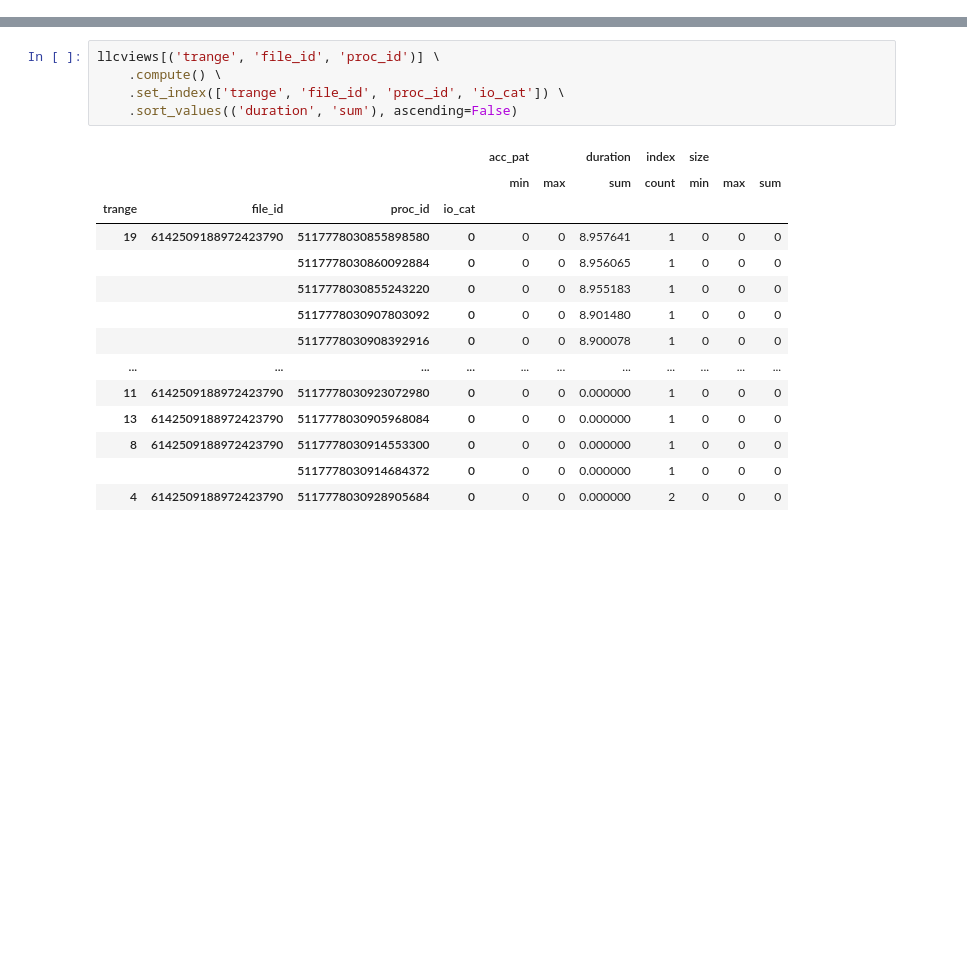
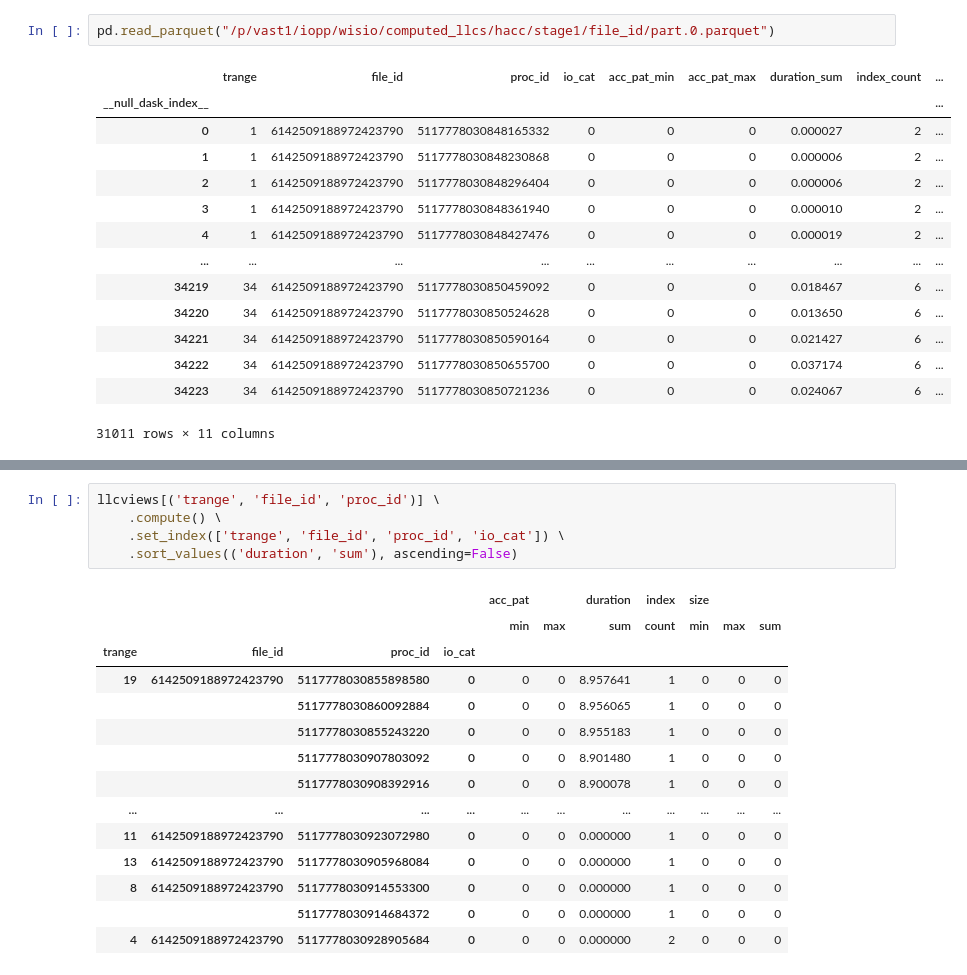
Before and after one commit to izzet/wisio, a Jupyter notebook: notebooks/recorder-hacc.ipynb, the cells around one changed output, grey strips where cells are left out. Cells and saved outputs as stored; diff of their text form; blank space fills up the shorter version.

```diff
--- a/notebooks/recorder-hacc.ipynb
+++ b/notebooks/recorder-hacc.ipynb
@@ -92,0 +89,17 @@ time: 742 ms (started: 2023-01-31 21:39:49 -08:00)
+# %%
+pd.read_parquet("/p/vast1/iopp/wisio/computed_llcs/hacc/stage1/file_id/part.0.parquet")
+# %% [output]
+|  | trange | file_id | proc_id | io_cat | acc_pat_min | acc_pat_max | duration_sum | index_count | ... |
+| __null_dask_index__ |  |  |  |  |  |  |  |  | ... |
+| 0 | 1 | 6142509188972423790 | 5117778030848165332 | 0 | 0 | 0 | 0.000027 | 2 | ... |
+| 1 | 1 | 6142509188972423790 | 5117778030848230868 | 0 | 0 | 0 | 0.000006 | 2 | ... |
+| 2 | 1 | 6142509188972423790 | 5117778030848296404 | 0 | 0 | 0 | 0.000006 | 2 | ... |
+| 3 | 1 | 6142509188972423790 | 5117778030848361940 | 0 | 0 | 0 | 0.000010 | 2 | ... |
+| 4 | 1 | 6142509188972423790 | 5117778030848427476 | 0 | 0 | 0 | 0.000019 | 2 | ... |
+| ... | ... | ... | ... | ... | ... | ... | ... | ... | ... |
+| 34219 | 34 | 6142509188972423790 | 5117778030850459092 | 0 | 0 | 0 | 0.018467 | 6 | ... |
+| 34220 | 34 | 6142509188972423790 | 5117778030850524628 | 0 | 0 | 0 | 0.013650 | 6 | ... |
+| 34221 | 34 | 6142509188972423790 | 5117778030850590164 | 0 | 0 | 0 | 0.021427 | 6 | ... |
+| 34222 | 34 | 6142509188972423790 | 5117778030850655700 | 0 | 0 | 0 | 0.037174 | 6 | ... |
+| 34223 | 34 | 6142509188972423790 | 5117778030850721236 | 0 | 0 | 0 | 0.024067 | 6 | ... |
+31011 rows × 11 columns
```
Also changed, not shown: parts of 9 cells of this notebook, 4 other files.
